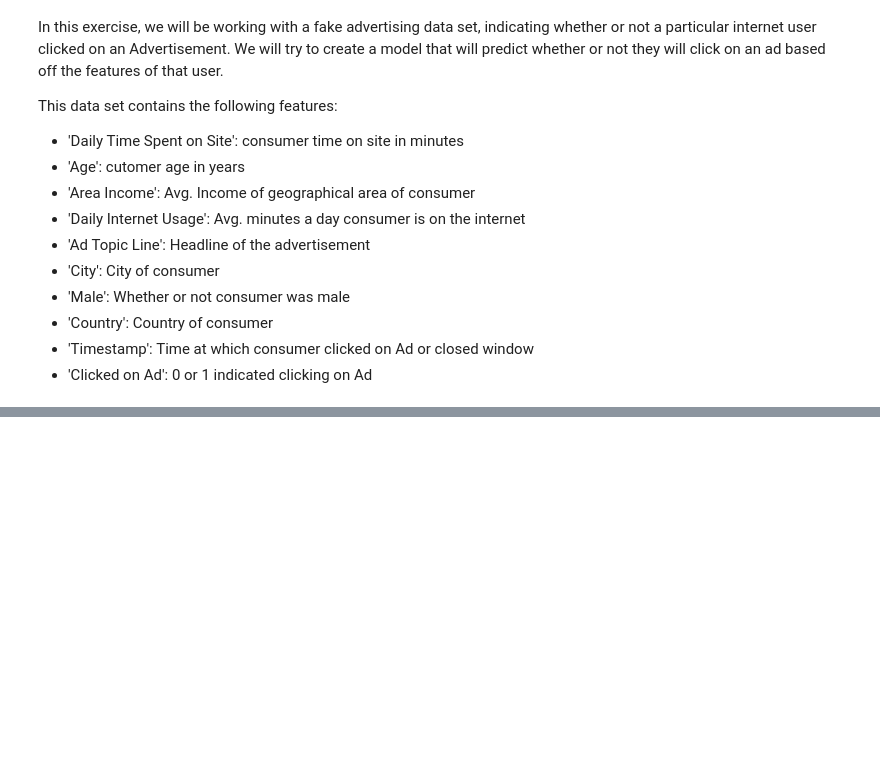
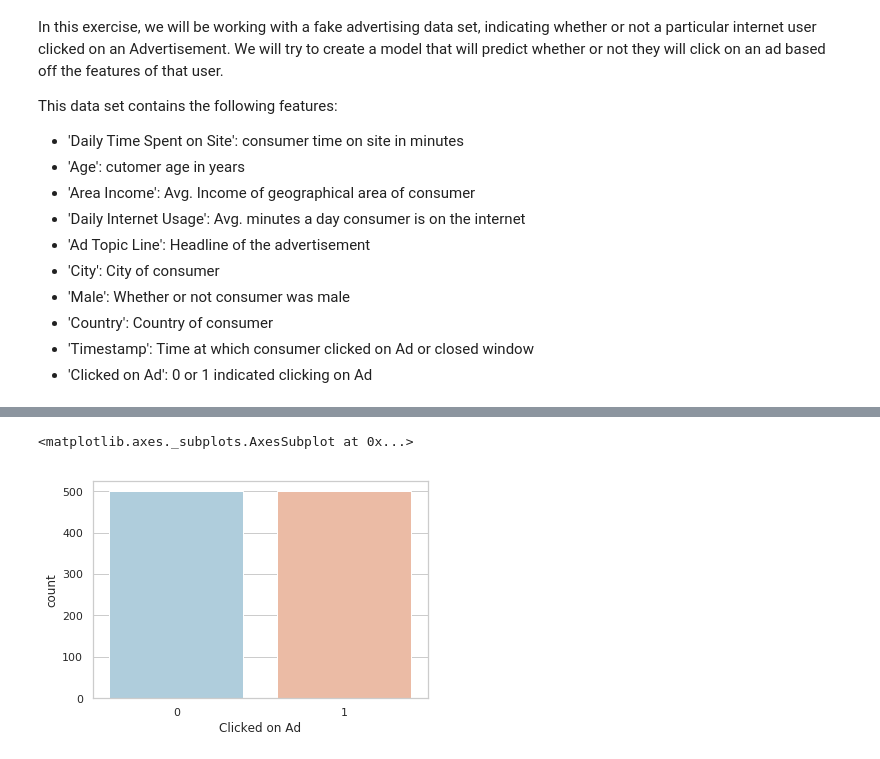
Before and after one commit to Kzis/ML-Programming, a Jupyter notebook: Homework/HW3-Classification-Logistic Regression/Logistic_Regression_Excersice.ipynb, the cells around one changed output, grey strips where cells are left out. Cells and saved outputs as stored; diff of their text form; code cells hidden in the pictures; blank space fills up the shorter version.

```diff
--- a/Homework/HW3-Classification-Logistic Regression/Logistic_Regression_Excersice.ipynb
+++ b/Homework/HW3-Classification-Logistic Regression/Logistic_Regression_Excersice.ipynb
@@ -20,0 +49,6 @@ This data set contains the following features:
+# %%
+sns.set_style('whitegrid')
+sns.countplot(x='Clicked on Ad', data=advertising_data, palette='RdBu_r')
+# %% [output]
+<matplotlib.axes._subplots.AxesSubplot at 0x...>
+[figure, added]
```
Also changed, not shown: parts of 18 cells of this notebook.
